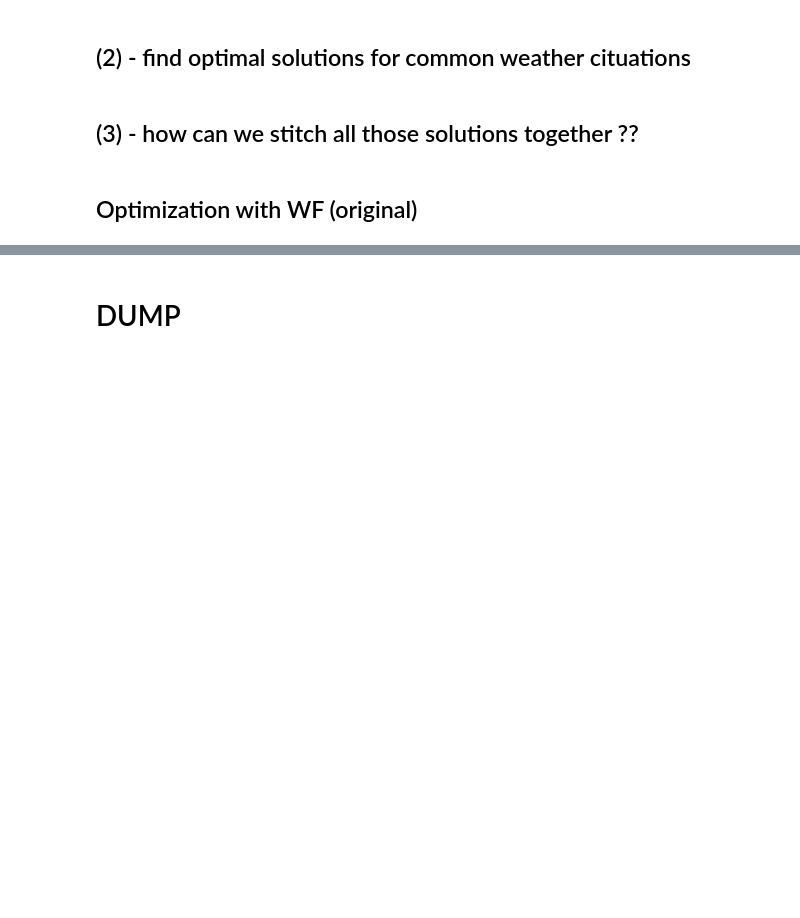
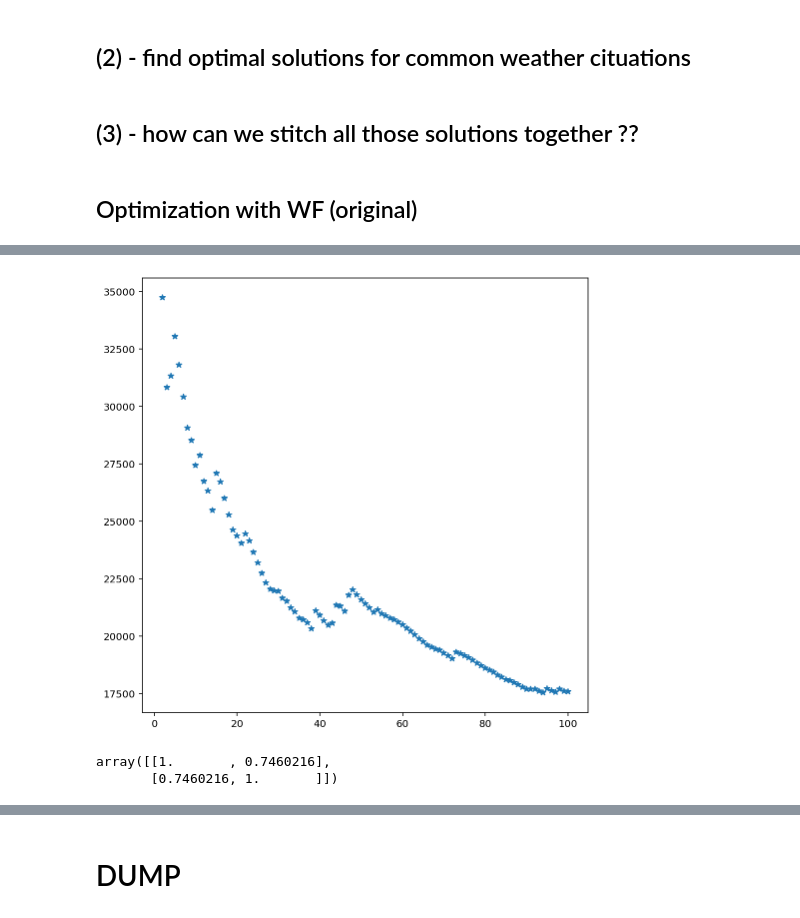
Before and after one commit to iditbela2/Borg_python, a Jupyter notebook: optimization_code/optimization_notebooks/results_analysis.ipynb, the cells around one changed output, grey strips where cells are left out. Saved outputs shown, nothing was run; the diff lists cells and outputs as text; code cells hidden in the pictures; blank space fills up the shorter version.

```diff
--- a/optimization_code/optimization_notebooks/results_analysis.ipynb
+++ b/optimization_code/optimization_notebooks/results_analysis.ipynb
@@ -416,0 +443,4 @@ plt.show();
+# %%
+concentrations = totalField[~np.isnan(totalField[:,31]),31]
+# fix values of concentrations
+concentrations = concentrations*1e9
@@ -416,0 +452,27 @@ plt.show();
+# %%
+# fix values of PED
+objs.iloc[:,1] = objs.iloc[:,1]*(-1)*1e9
+# %%
+# first sort objs and vars
+sort_idx = np.argsort(objs.iloc[:,0])
+sorted_vars = vars.iloc[sort_idx,:]
+sorted_objs = objs.iloc[sort_idx,:]
+# %%
+from sklearn.metrics import mean_squared_error
+
+result = []
+for i in range(np.size(sorted_objs,0)):
+    n = int(sorted_objs.iloc[i,0])
+    maxAvgConcIdx = (-concentrations).argsort()[:n]
+    maxAvgConc = concentrations[maxAvgConcIdx]
+    solConcIdx = (-importances.values).argsort()[:n]
+    maxSolConc = concentrations[solConcIdx]
+    rmse = np.sqrt(mean_squared_error(maxAvgConc, maxSolConc))  #RMSE
+    result.append(rmse)
+# %%
+# Plot RMSE
+fig, ax = plt.subplots(figsize = (8, 8))
+plt.plot(sorted_objs.iloc[:,0],result,'*')
+plt.show();
+# %% [output]
+[figure, added]
@@ -416,0 +497,5 @@ plt.show();
+# %%
+np.corrcoef(importances, concentrations)
+# %% [output]
+array([[1.       , 0.7460216],
+       [0.7460216, 1.       ]])
```
Also changed, not shown: parts of 16 cells of this notebook, 4 other files.
